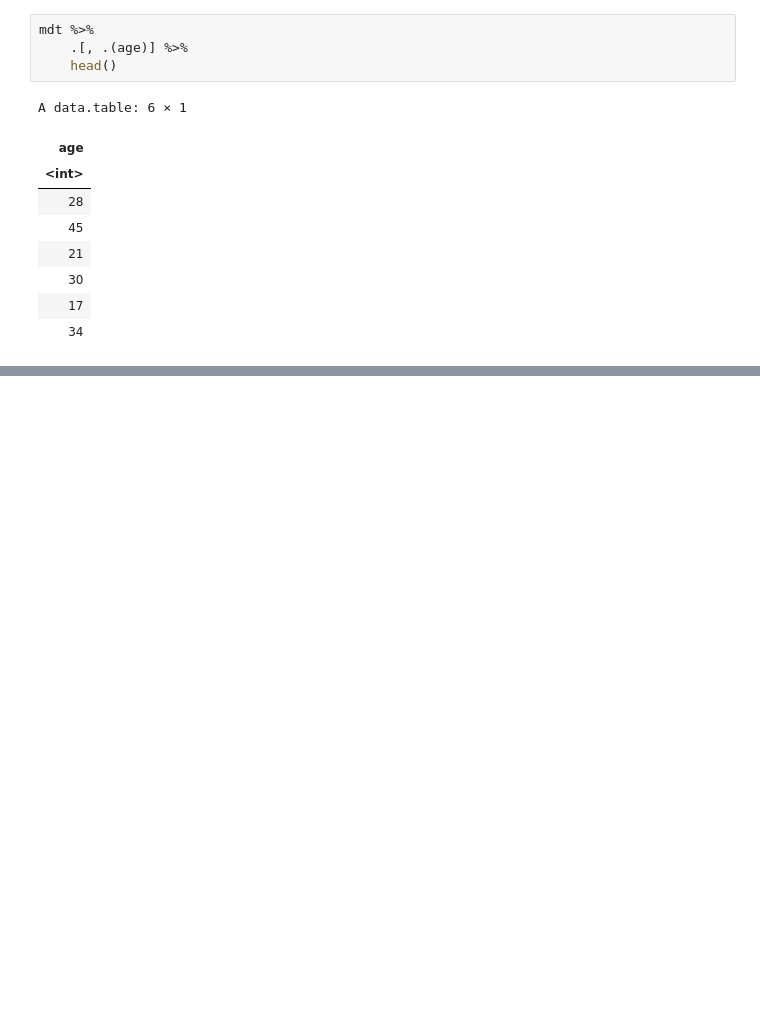
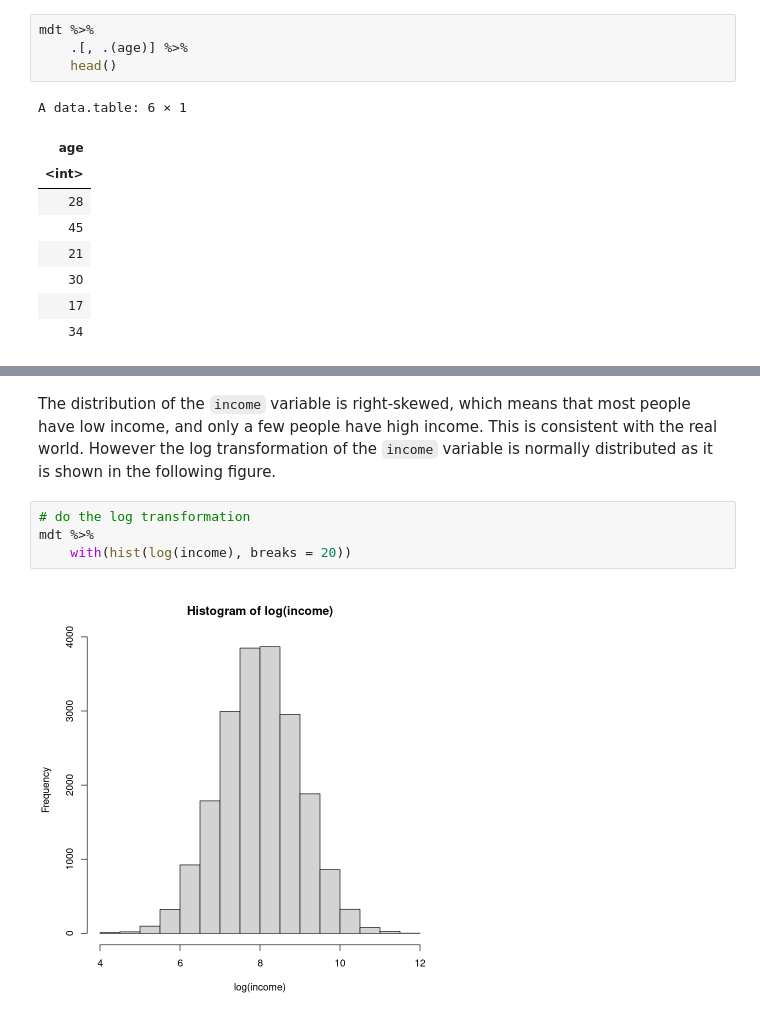
Before and after one commit to oceanumeric/ININ-tutorial, a Jupyter notebook: Labs/lab0_part_ii.ipynb, the cells around one changed output, grey strips where cells are left out. Cells and saved outputs as stored; diff of their text form; blank space fills up the shorter version.

```diff
--- a/Labs/lab0_part_ii.ipynb
+++ b/Labs/lab0_part_ii.ipynb
@@ -161,0 +183,12 @@ A data.table: 6 × 1
+# %% [markdown]
+The distribution of the `income` variable is right-skewed, which means
+that most people have low income, and only a few people have high
+income. This is consistent with the real world. However the log
+transformation of the `income` variable is normally distributed
+as it is shown in the following figure.
+# %%
+# do the log transformation
+mdt %>%
+    with(hist(log(income), breaks = 20))
+# %% [output]
+[figure, added]
```
Also changed, not shown: parts of 9 cells of this notebook.
